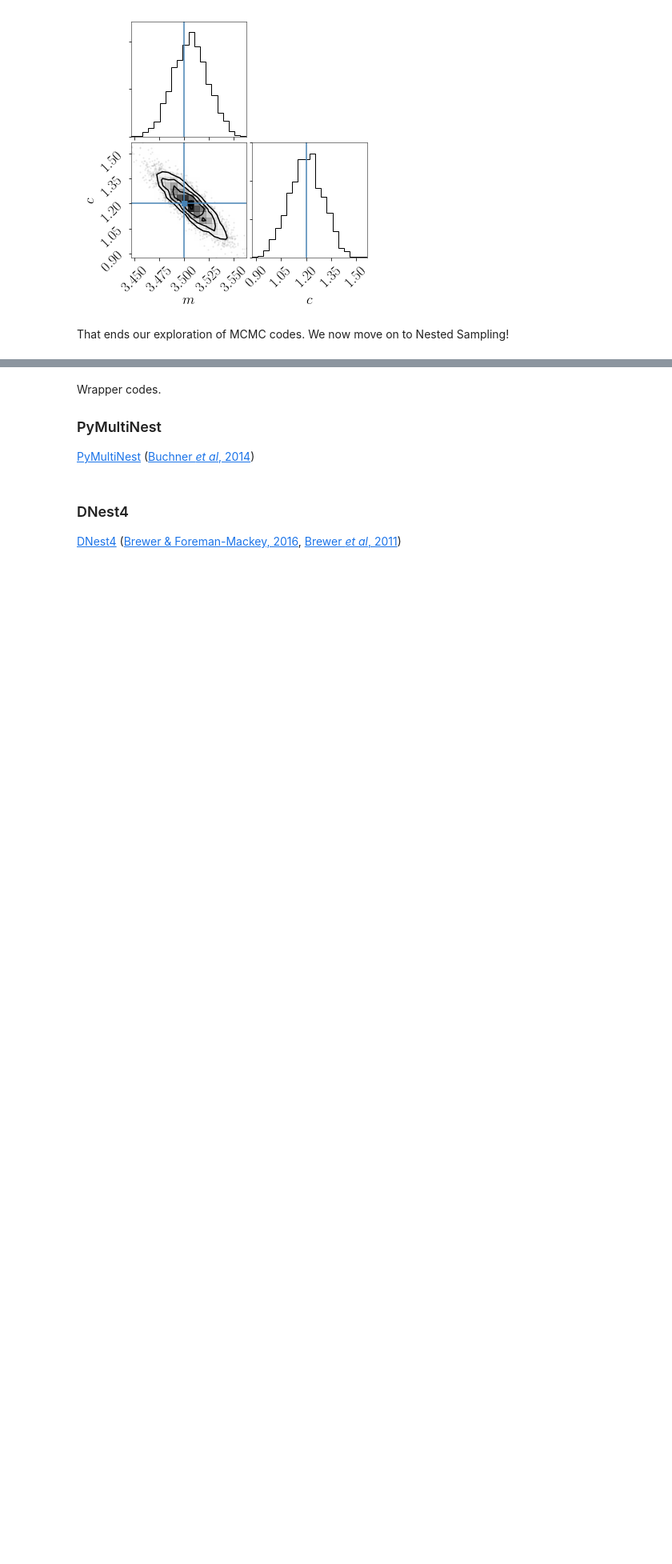
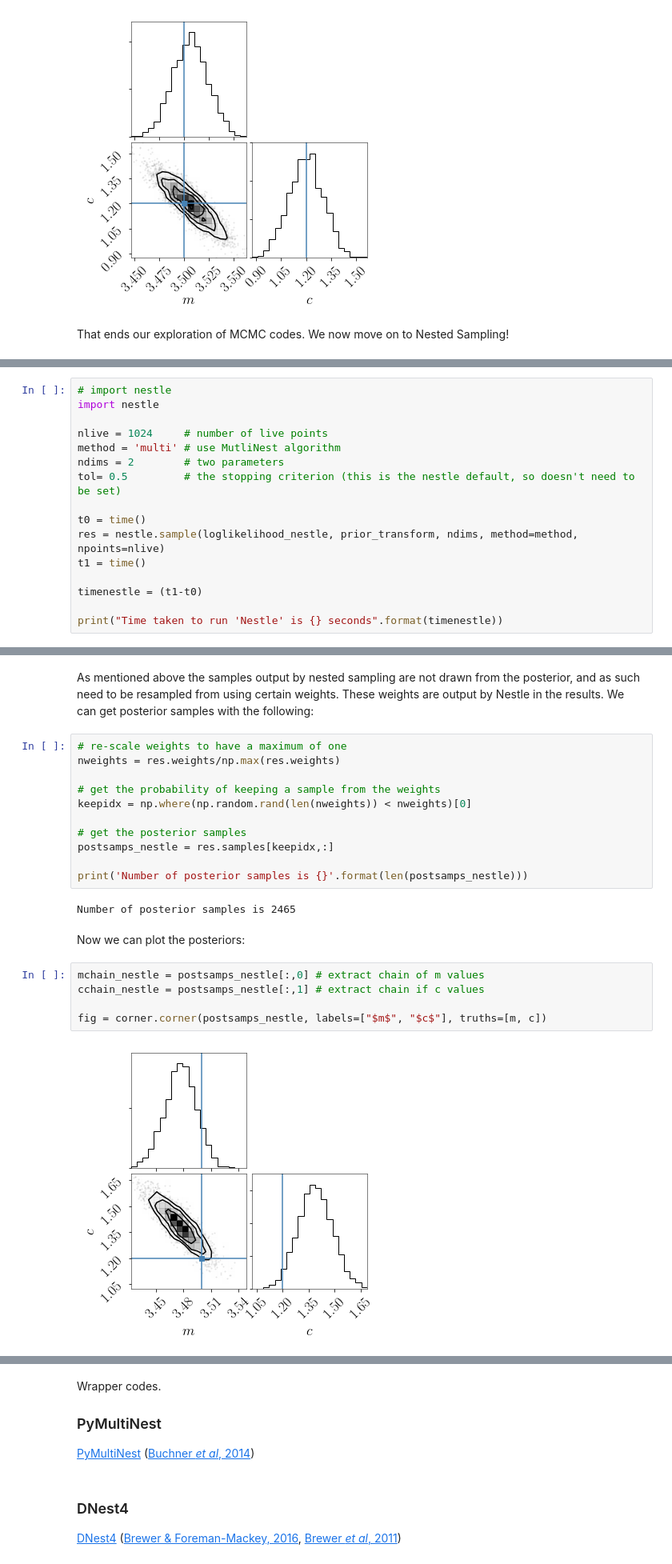
Before and after one commit to mattpitkin/random_scripts, a Jupyter notebook: Samplers.ipynb, the cells around one changed output, grey strips where cells are left out. Shown at 80% size. Saved outputs shown, nothing was run; the diff lists cells and outputs as text; blank space fills up the shorter version.

Commit message:
Samplers.ipynb: now added nested sampler examples for nestle and CPNest

```diff
--- a/Samplers.ipynb
+++ b/Samplers.ipynb
@@ -613,0 +695,16 @@ As with MCMC, there are various codes available to perform the nested sampling a
+# %%
+# import nestle
+import nestle
+
+nlive = 1024     # number of live points
+method = 'multi' # use MutliNest algorithm
+ndims = 2        # two parameters
+tol= 0.5         # the stopping criterion (this is the nestle default, so doesn't need to be set)
+
+t0 = time()
+res = nestle.sample(loglikelihood_nestle, prior_transform, ndims, method=method, npoints=nlive)
+t1 = time()
+
+timenestle = (t1-t0)
+
+print("Time taken to run 'Nestle' is {} seconds".format(timenestle))
@@ -613,0 +733,24 @@ As with MCMC, there are various codes available to perform the nested sampling a
+# %% [markdown]
+As mentioned above the samples output by nested sampling are not drawn from the posterior, and as such need to be resampled from using certain weights. These weights are output by Nestle in the results. We can get posterior samples with the following:
+# %%
+# re-scale weights to have a maximum of one
+nweights = res.weights/np.max(res.weights)
+
+# get the probability of keeping a sample from the weights
+keepidx = np.where(np.random.rand(len(nweights)) < nweights)[0]
+
+# get the posterior samples
+postsamps_nestle = res.samples[keepidx,:]
+
+print('Number of posterior samples is {}'.format(len(postsamps_nestle)))
+# %% [output]
+Number of posterior samples is 2465
+# %% [markdown]
+Now we can plot the posteriors:
+# %%
+mchain_nestle = postsamps_nestle[:,0] # extract chain of m values
+cchain_nestle = postsamps_nestle[:,1] # extract chain if c values
+
+fig = corner.corner(postsamps_nestle, labels=["$m$", "$c$"], truths=[m, c])
+# %% [output]
+[figure, added]
```
Also changed, not shown: parts of 26 cells of this notebook.
